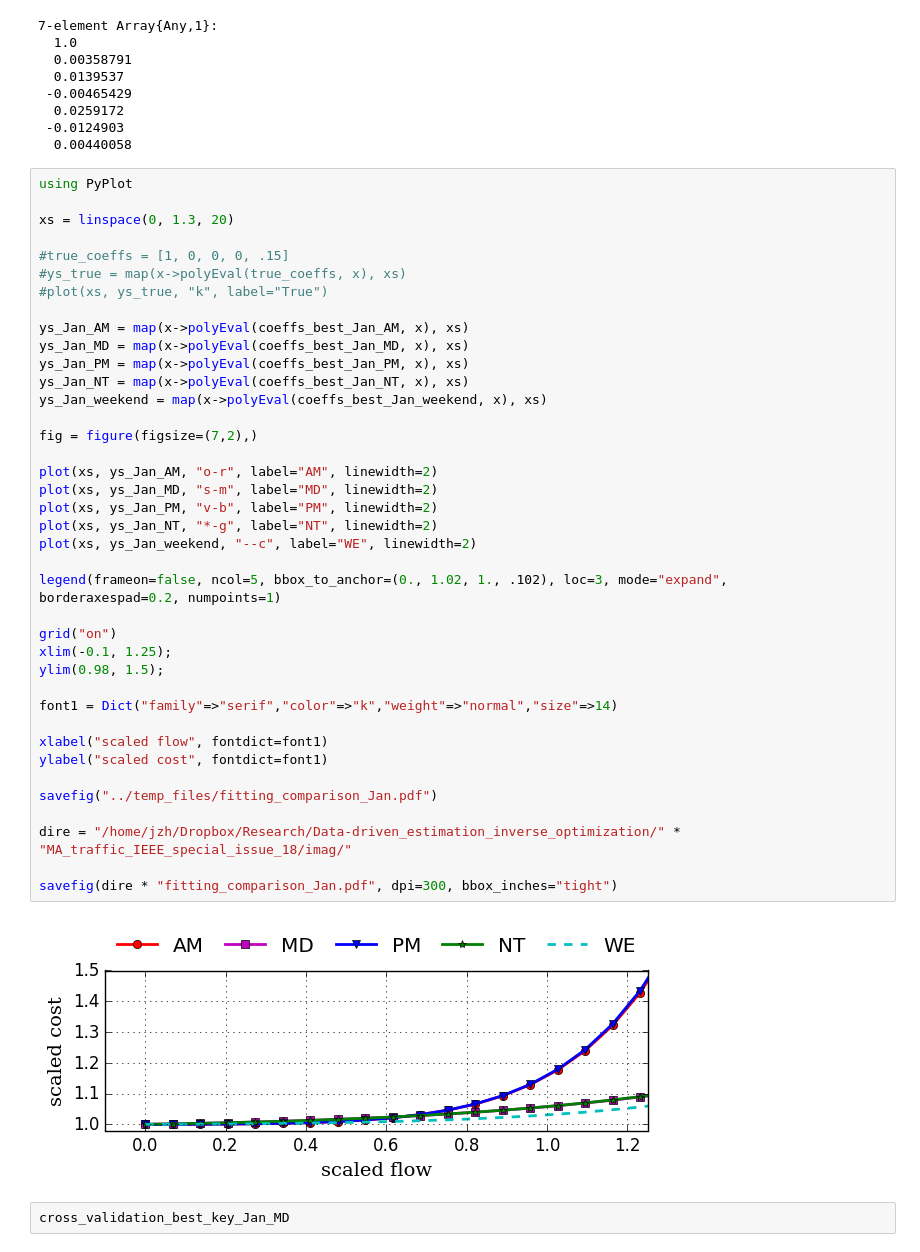
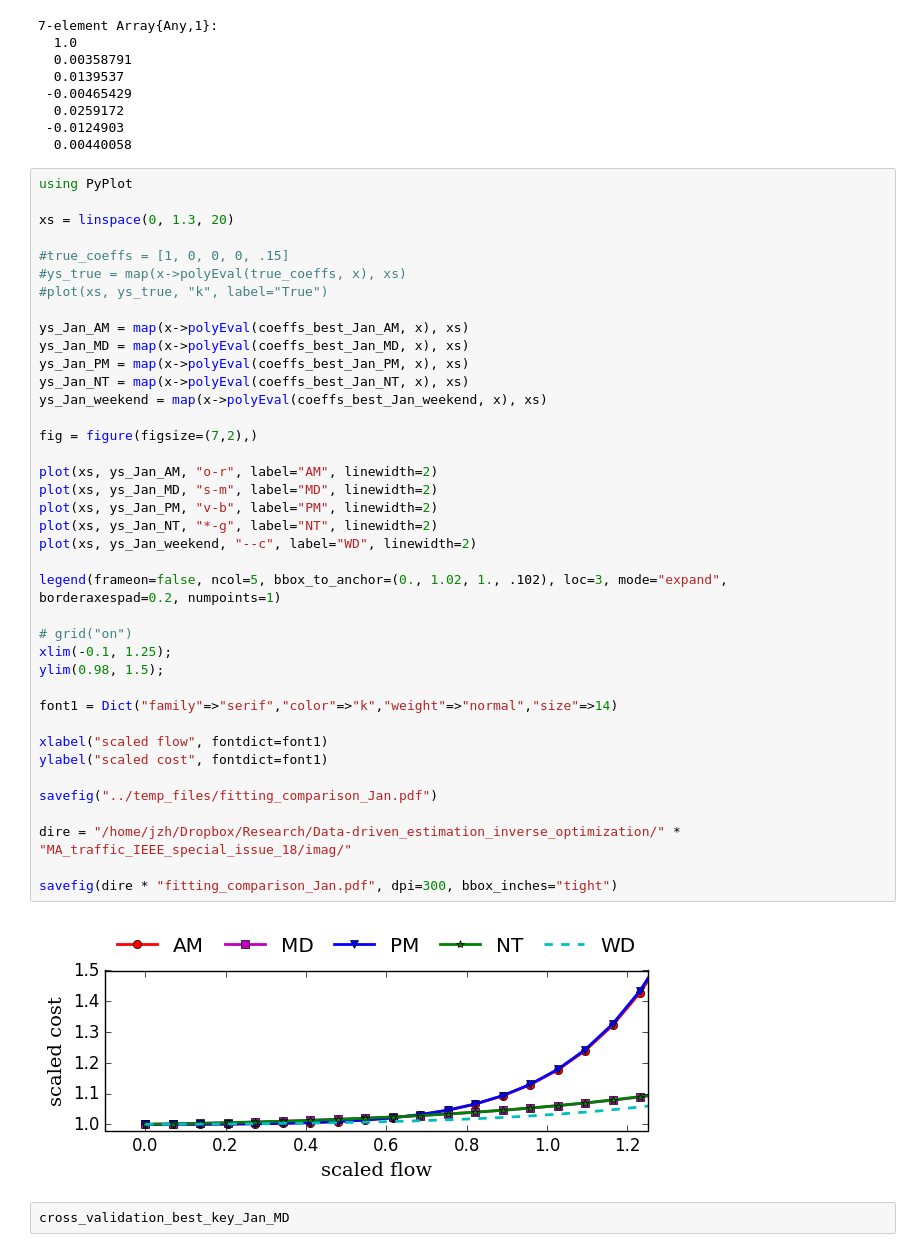
Before and after one commit to jingzbu/InverseVIsTraffic, a Jupyter notebook: 04_1_InverseVI_uni_class_cdc16/Plot_comparison_results_Jan.ipynb, the cells around one changed output. Saved outputs shown, nothing was run; the diff lists cells and outputs as text.

```diff
--- a/04_1_InverseVI_uni_class_cdc16/Plot_comparison_results_Jan.ipynb
+++ b/04_1_InverseVI_uni_class_cdc16/Plot_comparison_results_Jan.ipynb
@@ -73,36 +73,36 @@ ys_Jan_AM = map(x->polyEval(coeffs_best_Jan_AM, x), xs)
 ys_Jan_MD = map(x->polyEval(coeffs_best_Jan_MD, x), xs)
 ys_Jan_PM = map(x->polyEval(coeffs_best_Jan_PM, x), xs)
 ys_Jan_NT = map(x->polyEval(coeffs_best_Jan_NT, x), xs)
 ys_Jan_weekend = map(x->polyEval(coeffs_best_Jan_weekend, x), xs)
 
 fig = figure(figsize=(7,2),)
 
 plot(xs, ys_Jan_AM, "o-r", label="AM", linewidth=2)
 plot(xs, ys_Jan_MD, "s-m", label="MD", linewidth=2)
 plot(xs, ys_Jan_PM, "v-b", label="PM", linewidth=2)
 plot(xs, ys_Jan_NT, "*-g", label="NT", linewidth=2)
-plot(xs, ys_Jan_weekend, "--c", label="WE", linewidth=2)
+plot(xs, ys_Jan_weekend, "--c", label="WD", linewidth=2)
 
 legend(frameon=false, ncol=5, bbox_to_anchor=(0., 1.02, 1., .102), loc=3, mode="expand",
 borderaxespad=0.2, numpoints=1)
 
-grid("on")
+# grid("on")
 xlim(-0.1, 1.25);
 ylim(0.98, 1.5);
 
 font1 = Dict("family"=>"serif","color"=>"k","weight"=>"normal","size"=>14)
 
 xlabel("scaled flow", fontdict=font1)
 ylabel("scaled cost", fontdict=font1)
 
 savefig("../temp_files/fitting_comparison_Jan.pdf")
 
 dire = "/home/jzh/Dropbox/Research/Data-driven_estimation_inverse_optimization/" *
 "MA_traffic_IEEE_special_issue_18/imag/"
 
 savefig(dire * "fitting_comparison_Jan.pdf", dpi=300, bbox_inches="tight")
 # %% [output]
-[figure, old version]
+[figure, new version]
 # %%
 cross_validation_best_key_Jan_MD
 # %% [output]
```
Also changed, not shown: 16 other files.
